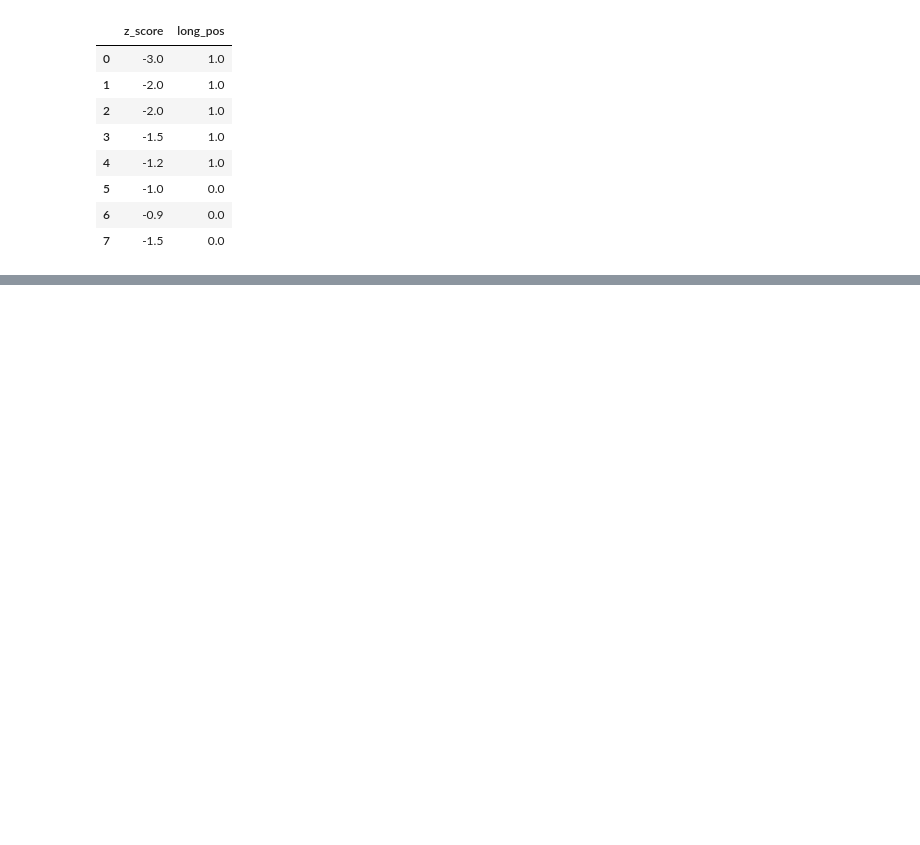
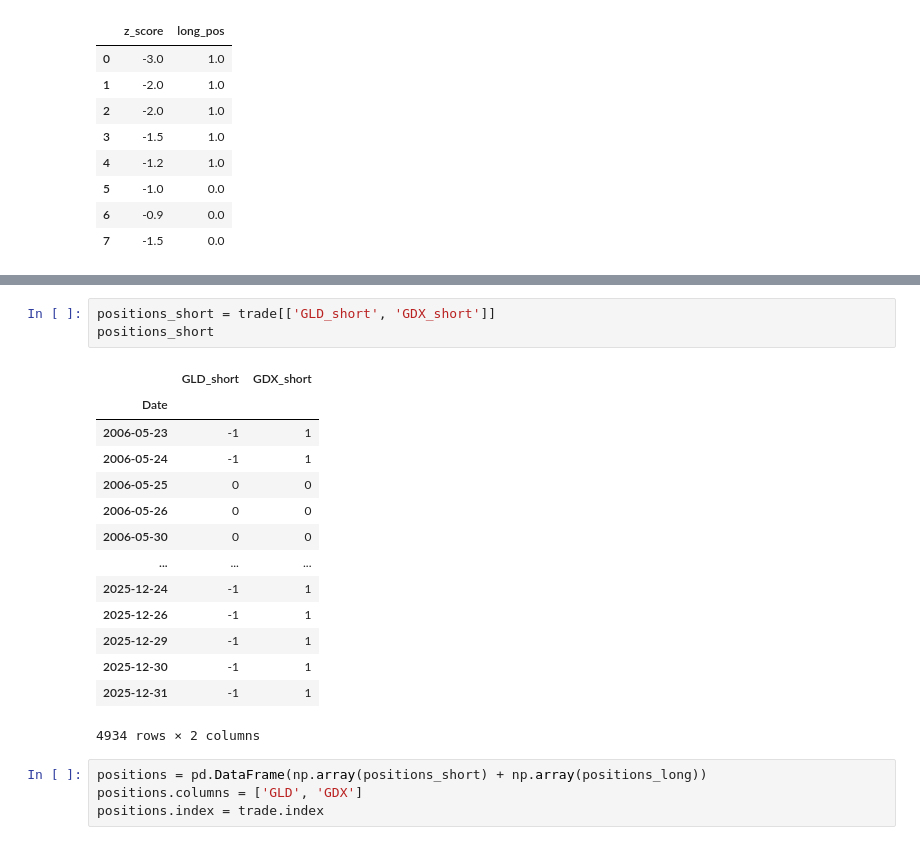
Before and after one commit to dhu23/alchemy, a Jupyter notebook: research/gdx_gdl.ipynb, the cells around one changed output, grey strips where cells are left out. Drawn from its saved outputs; the diff is of its cells as text; blank space fills up the shorter version.

```diff
--- a/research/gdx_gdl.ipynb
+++ b/research/gdx_gdl.ipynb
@@ -268,0 +287,22 @@ df # first -1.5 long, second -1.5 no position
+# %%
+positions_short = trade[['GLD_short', 'GDX_short']]
+positions_short
+# %% [output]
+|  | GLD_short | GDX_short |
+| Date |  |  |
+| 2006-05-23 | -1 | 1 |
+| 2006-05-24 | -1 | 1 |
+| 2006-05-25 | 0 | 0 |
+| 2006-05-26 | 0 | 0 |
+| 2006-05-30 | 0 | 0 |
+| ... | ... | ... |
+| 2025-12-24 | -1 | 1 |
+| 2025-12-26 | -1 | 1 |
+| 2025-12-29 | -1 | 1 |
+| 2025-12-30 | -1 | 1 |
+| 2025-12-31 | -1 | 1 |
+4934 rows × 2 columns
+# %%
+positions = pd.DataFrame(np.array(positions_short) + np.array(positions_long))
+positions.columns = ['GLD', 'GDX']
+positions.index = trade.index
```
Also changed, not shown: parts of 7 cells of this notebook.
